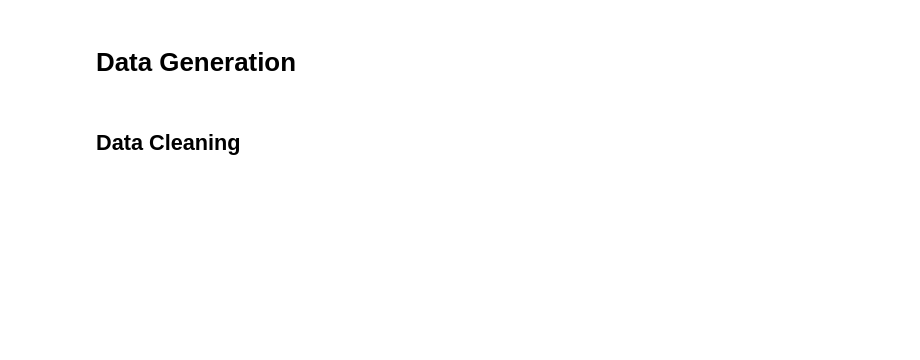
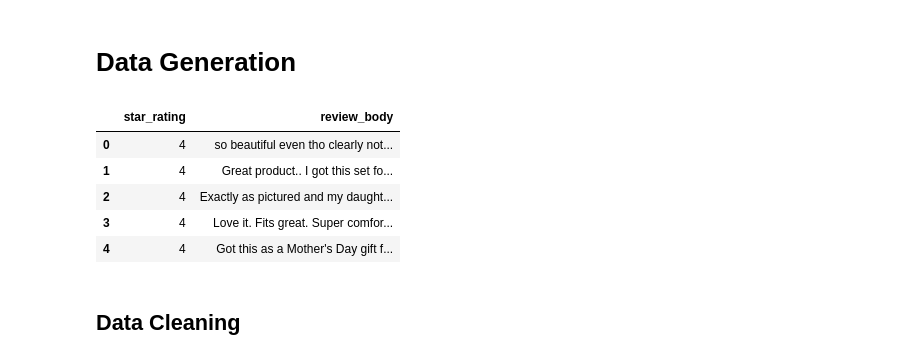
Before and after one commit to daveaditya/CSCI_544_NLP, a Jupyter notebook: assignment_02/HW2-Aditya-Dave-PT.ipynb, the cells around one changed output. Saved outputs shown, nothing was run; the diff lists cells and outputs as text; code cells hidden in the pictures; blank space fills up the shorter version.

```diff
--- a/assignment_02/HW2-Aditya-Dave-PT.ipynb
+++ b/assignment_02/HW2-Aditya-Dave-PT.ipynb
@@ -53,16 +66,27 @@ rng = np.random.default_rng(seed=RANDOM_SEED)
 # %%
 # Load the tab separated data file, and print the first 5 rows for confirmation
 data = pd.read_csv(f"{DATA_PATH}/{ORIGINAL_DATA_FILE}", sep="\t", usecols=[TARGET_COL, DATA_COL], low_memory=True)
-data.head()
 
 # Drop NA values
 data.dropna(inplace=True)
 
 # Drop the outlier which is star_rating = "2012-12-21"
 data = data[data.star_rating != "2012-12-21"]
 
 # Convert all star rating to integer
 data[TARGET_COL] = data.star_rating.astype(int)
 
+# Make target col in range of 0-4
+data[TARGET_COL] = data[TARGET_COL] - 1
+
 # Remove nan valued rows
 data = data[data.review_body.notnull()]
+
+data.head()
+# %% [output]
+|  | star_rating | review_body |
+| 0 | 4 | so beautiful even tho clearly not... |
+| 1 | 4 | Great product.. I got this set fo... |
+| 2 | 4 | Exactly as pictured and my daught... |
+| 3 | 4 | Love it. Fits great. Super comfor... |
+| 4 | 4 | Got this as a Mother's Day gift f... |
```
Also changed, not shown: parts of 84 cells of this notebook.
